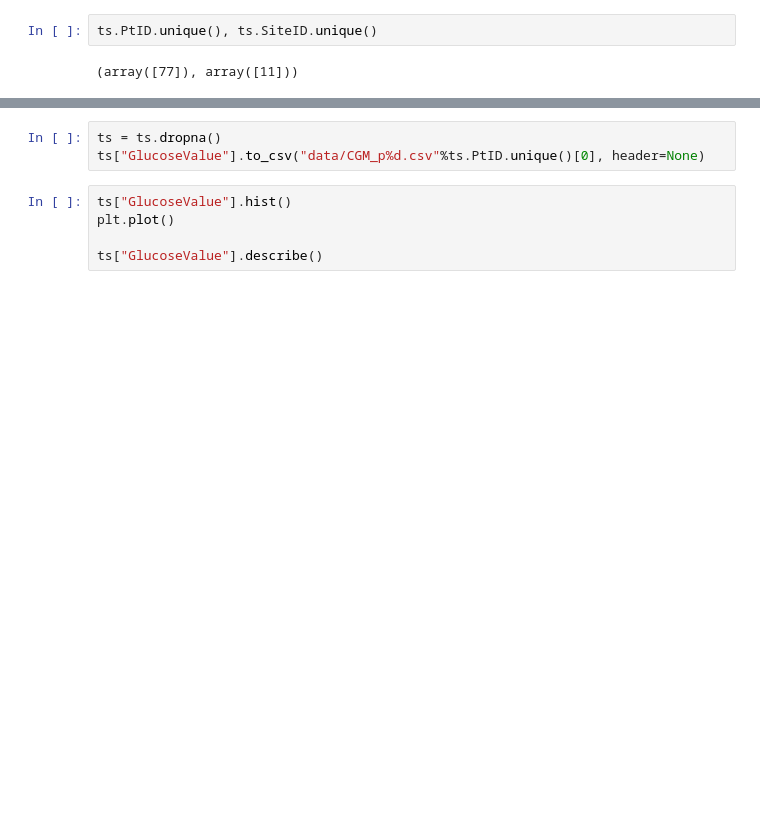
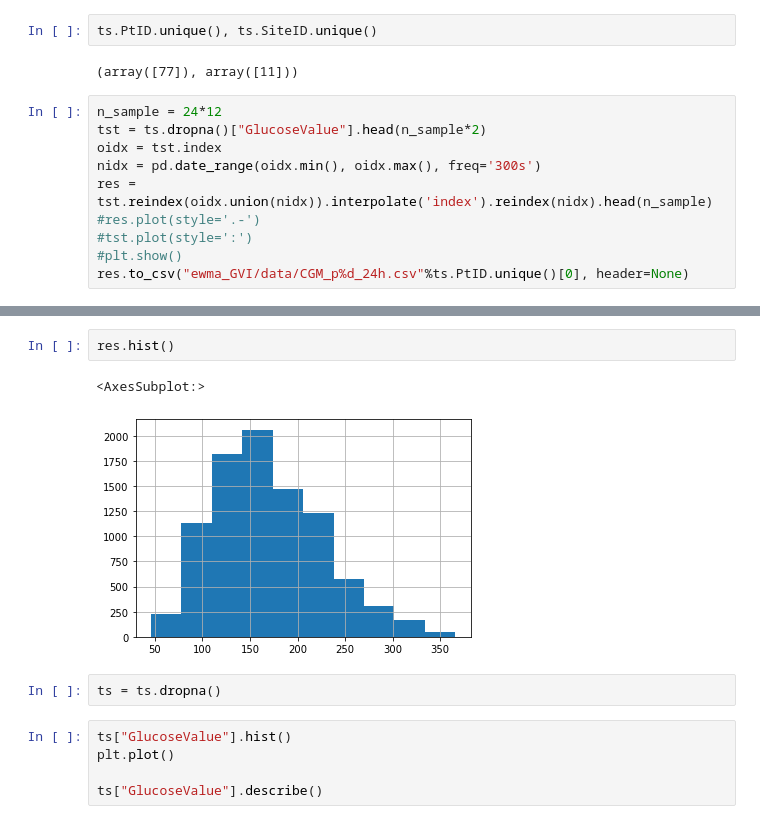
Before and after one commit to rickardbrannvall/teewondee, a Jupyter notebook: notes.ipynb, the cells around one changed output, grey strips where cells are left out. Drawn from its saved outputs; the diff is of its cells as text; blank space fills up the shorter version.

```diff
--- a/notes.ipynb
+++ b/notes.ipynb
@@ -121,3 +121,13 @@ plt.show()
 ts.PtID.unique(), ts.SiteID.unique()
 # %% [output]
 (array([77]), array([11]))
+# %%
+n_sample = 24*12
+tst = ts.dropna()["GlucoseValue"].head(n_sample*2)
+oidx = tst.index
+nidx = pd.date_range(oidx.min(), oidx.max(), freq='300s')
+res = tst.reindex(oidx.union(nidx)).interpolate('index').reindex(nidx).head(n_sample)
+#res.plot(style='.-')
+#tst.plot(style=':')
+#plt.show()
+res.to_csv("ewma_GVI/data/CGM_p%d_24h.csv"%ts.PtID.unique()[0], header=None)
@@ -124,6 +137,10 @@ ts.PtID.unique(), ts.SiteID.unique()
+# %%
+res.hist()
+# %% [output]
+<AxesSubplot:>
+[figure, added]
 # %%
 ts = ts.dropna()
-ts["GlucoseValue"].to_csv("data/CGM_p%d.csv"%ts.PtID.unique()[0], header=None)
 # %%
 ts["GlucoseValue"].hist()
 plt.plot()
```
Also changed, not shown: parts of 5 cells of this notebook, 6 other files.
